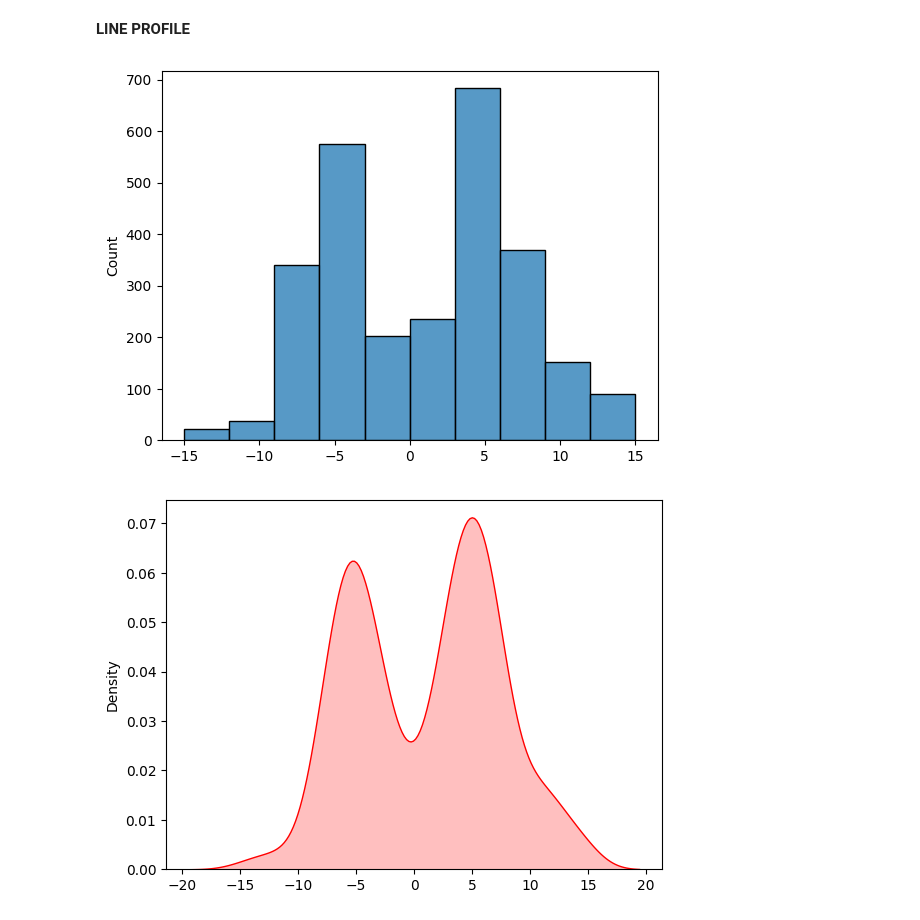
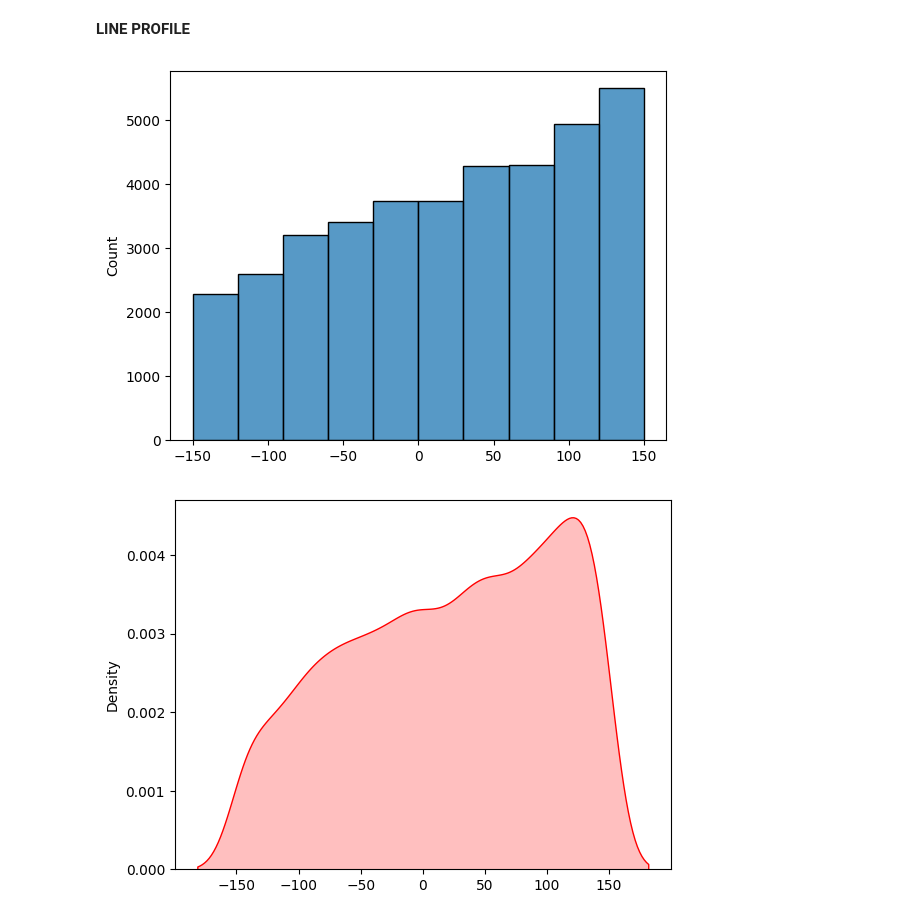
Before and after one commit to francescouni0/VHEE_monitor, a Jupyter notebook: analysis.ipynb, the cells around one changed output. Cells and saved outputs as stored; diff of their text form; code cells hidden in the pictures.

```diff
--- a/analysis.ipynb
+++ b/analysis.ipynb
@@ -142,7 +173,7 @@ ax3.legend(loc='upper left')
 # %% [markdown]
 **HITS ANALYSIS**
 # %%
-f = uproot.open('collires/spect.root')
+f = uproot.open('output/spect.root')
 print("List of tree : \n", f.keys())
 hits = f['Hits_crystal']
 print('Number of hits:', hits.num_entries)
@@ -189,17 +209,17 @@ plt.figure(figsize=(10, 10))
 # %% [markdown]
 **LINE PROFILE**
 # %%
-z=np.linspace(-15, 15, 7020)
-hist, xedges, yedges = np.histogram2d(hits_z, hits_y, bins=(7020, 1), range=[[-15, 14.9], [-3, 3]])
-hist=np.reshape(hist, (7020))
+z=np.linspace(-150, 150, 37957)
+hist, xedges, yedges = np.histogram2d(hits_z, hits_y, bins=(37957, 1), range=[[-150, 150], [-30, 30]])
+hist=np.reshape(hist, (37957))
 sns.histplot(x=z, weights=hist, bins=10)
 plt.show()
 
 sns.kdeplot(x=z,weights=hist, fill=True, color='red')
 plt.show()
 # %% [output]
-[figure, old version]
+[figure, new version]
-[figure, old version]
+[figure, new version]
 # %%
 plt.hist(preKinEnergy, bins=100,range=(0,1))
 plt.show()
```
Also changed, not shown: parts of 11 cells of this notebook, 13 other files.
